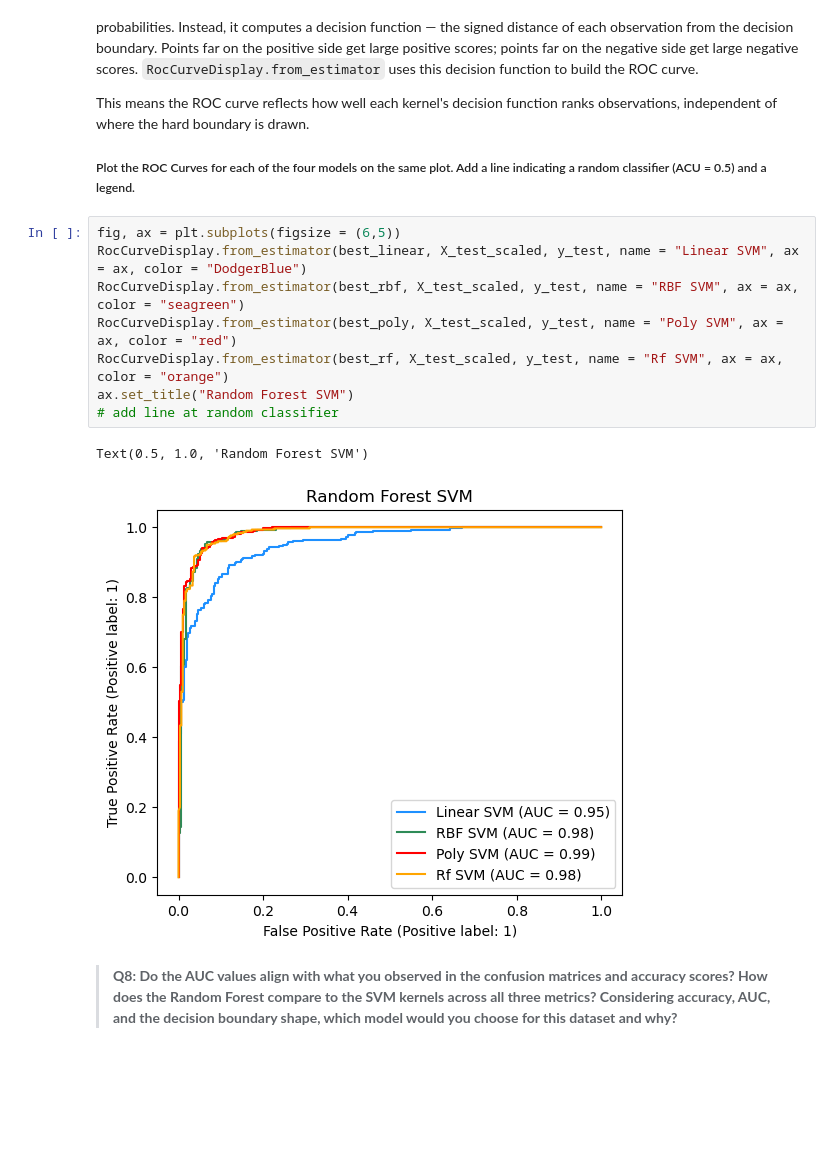
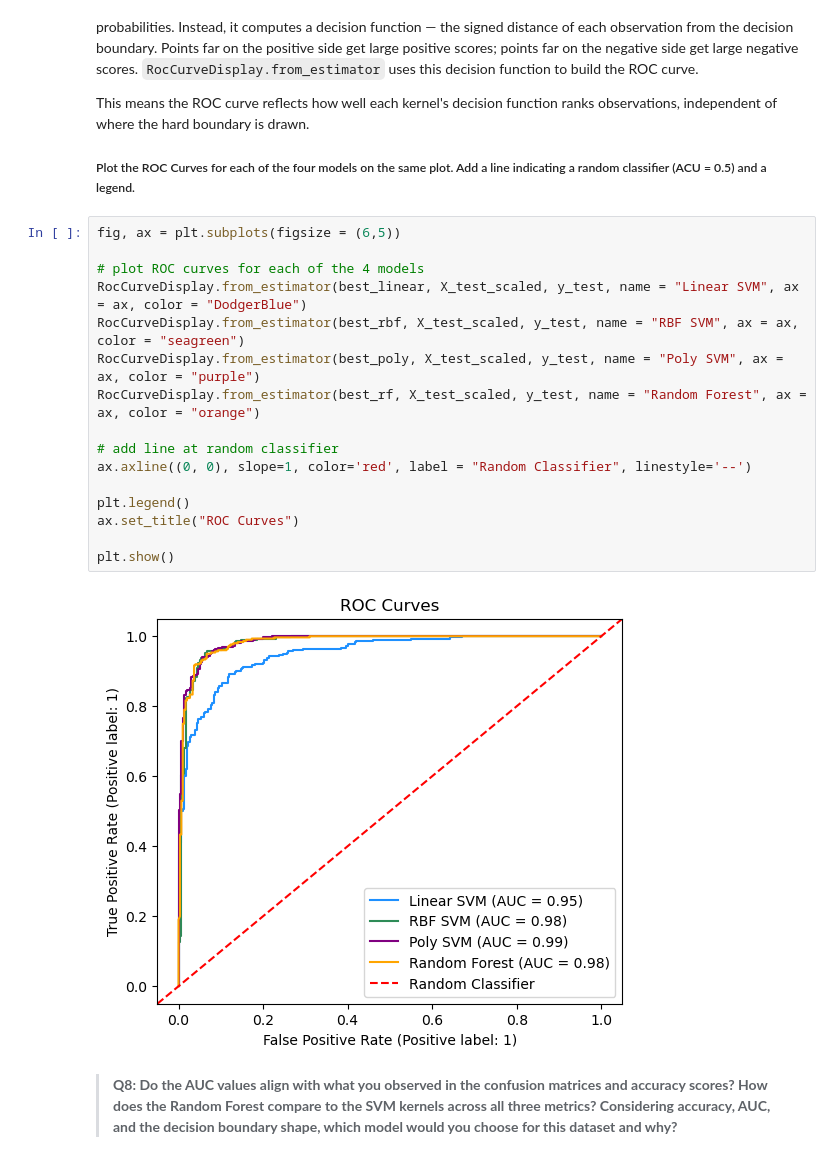
Before and after one commit to sofiasarak/eds232-labs, a Jupyter notebook: lab8.ipynb, the cells around one changed output. Drawn from its saved outputs; the diff is of its cells as text; blank space fills up the shorter version.

```diff
--- a/lab8.ipynb
+++ b/lab8.ipynb
@@ -477,14 +491,21 @@ This means the ROC curve reflects how well each kernel's decision function ranks
 ##### Plot the ROC Curves for each of the four models on the same plot. Add a line indicating a random classifier (ACU = 0.5) and a legend.
 # %%
 fig, ax = plt.subplots(figsize = (6,5))
+
+# plot ROC curves for each of the 4 models
 RocCurveDisplay.from_estimator(best_linear, X_test_scaled, y_test, name = "Linear SVM", ax = ax, color = "DodgerBlue")
 RocCurveDisplay.from_estimator(best_rbf, X_test_scaled, y_test, name = "RBF SVM", ax = ax, color = "seagreen")
-RocCurveDisplay.from_estimator(best_poly, X_test_scaled, y_test, name = "Poly SVM", ax = ax, color = "red")
-RocCurveDisplay.from_estimator(best_rf, X_test_scaled, y_test, name = "Rf SVM", ax = ax, color = "orange")
-ax.set_title("Random Forest SVM")
+RocCurveDisplay.from_estimator(best_poly, X_test_scaled, y_test, name = "Poly SVM", ax = ax, color = "purple")
+RocCurveDisplay.from_estimator(best_rf, X_test_scaled, y_test, name = "Random Forest", ax = ax, color = "orange")
+
 # add line at random classifier
+ax.axline((0, 0), slope=1, color='red', label = "Random Classifier", linestyle='--')
+
+plt.legend()
+ax.set_title("ROC Curves")
+
+plt.show()
 # %% [output]
-Text(0.5, 1.0, 'Random Forest SVM')
-[figure, old version]
+[figure, new version]
 # %% [markdown]
 > **Q8: Do the AUC values align with what you observed in the confusion matrices and accuracy scores? How does the Random Forest compare to the SVM kernels across all three metrics? Considering accuracy, AUC, and the decision boundary shape, which model would you choose for this dataset and why?**
```
Also changed, not shown: parts of 8 cells of this notebook.
